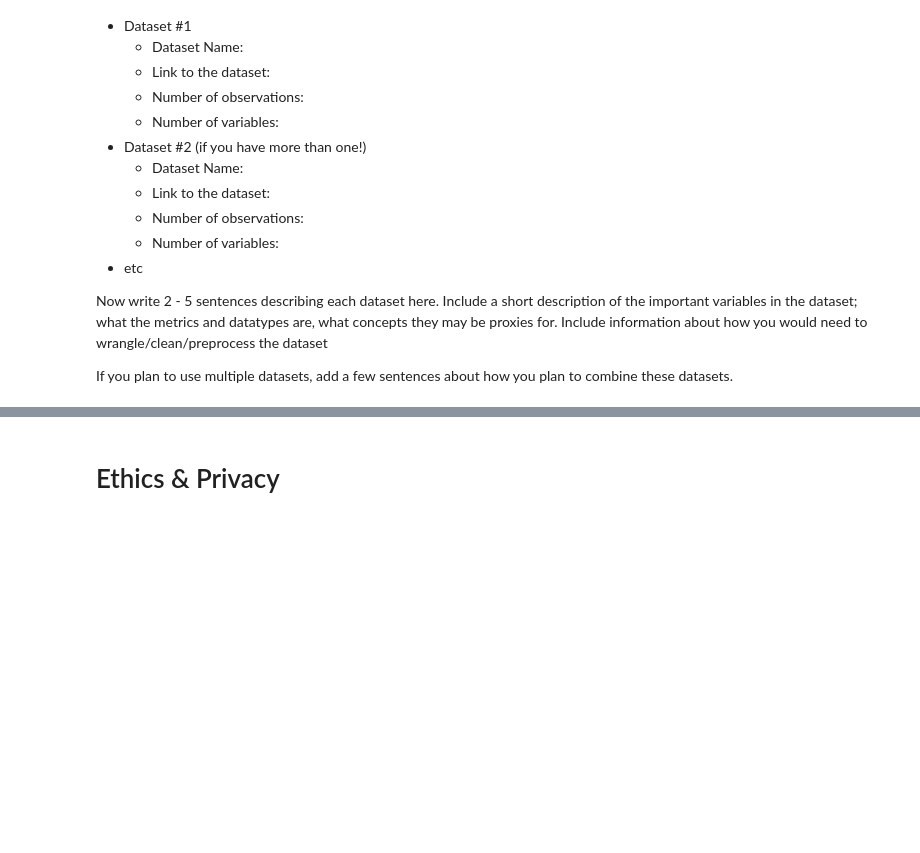
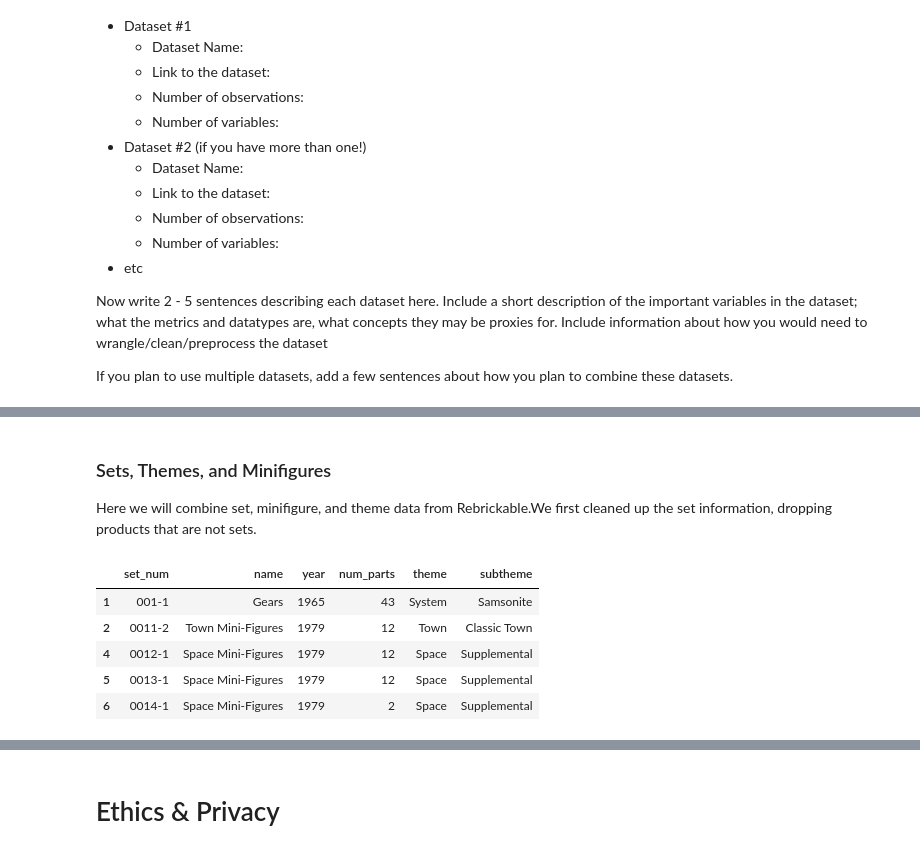
Before and after one commit to COGS108/Group015_WI24, a Jupyter notebook: DataCheckpoint_Group015_WI24.ipynb, the cells around one changed output, grey strips where cells are left out. Saved outputs shown, nothing was run; the diff lists cells and outputs as text; code cells hidden in the pictures; blank space fills up the shorter version.

```diff
--- a/DataCheckpoint_Group015_WI24.ipynb
+++ b/DataCheckpoint_Group015_WI24.ipynb
@@ -82,0 +170,30 @@ If you plan to use multiple datasets, add a few sentences about how you plan to
+# %% [markdown]
+### Sets, Themes, and Minifigures
+Here we will combine set, minifigure, and theme data from Rebrickable.We first cleaned up the set information, dropping products that are not sets.
+# %%
+themes = pd.read_csv('rebrickable/themes.csv')
+themes = themes.set_index('id')
+
+themes['parent_id'] = themes['parent_id'].apply(lambda num: int(num) if not pd.isna(num) else np.nan)
+
+sets = pd.read_csv('rebrickable/sets.csv')
+sets = sets.drop('img_url', axis=1)
+# Most, if not all, of these are either not lego sets (eg books or video games), bundles of other sets, or single replacement parts.
+sets = sets.drop(sets[sets.num_parts==0].index, axis = 0)
+sets = sets.drop(sets[sets.num_parts==1].index, axis = 0)
+# Replaces the Theme ID with the theme name and subtheme (if there is one)
+sets['theme'] = sets['theme_id'].apply(lambda string: themes['name'].loc[string] if np.isnan(themes['parent_id'].loc[string]) else themes['name'].loc[themes['parent_id'].loc[string]])
+sets['subtheme'] = sets['theme_id'].apply(lambda string: np.nan if np.isnan(themes['parent_id'].loc[string]) else themes['name'].loc[string] )
+sets = sets.drop('theme_id', axis = 1)
+
+# Drop things that are not sets
+sets = sets.drop(sets[sets.theme=='Books'].index, axis=0)
+sets = sets.drop(sets[sets.theme=='Gear'].index, axis=0)
+sets.head()
+# %% [output]
+|  | set_num | name | year | num_parts | theme | subtheme |
+| 1 | 001-1 | Gears | 1965 | 43 | System | Samsonite |
+| 2 | 0011-2 | Town Mini-Figures | 1979 | 12 | Town | Classic Town |
+| 4 | 0012-1 | Space Mini-Figures | 1979 | 12 | Space | Supplemental |
+| 5 | 0013-1 | Space Mini-Figures | 1979 | 12 | Space | Supplemental |
+| 6 | 0014-1 | Space Mini-Figures | 1979 | 2 | Space | Supplemental |
```
Also changed, not shown: parts of 14 cells of this notebook.
